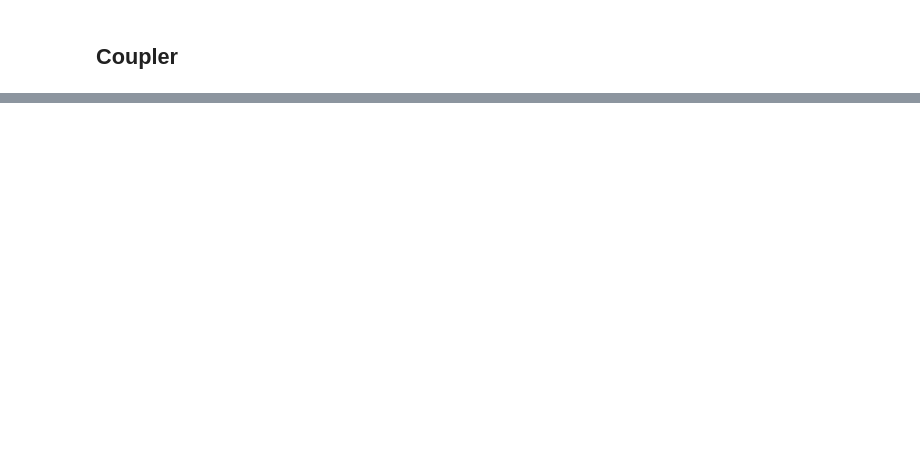
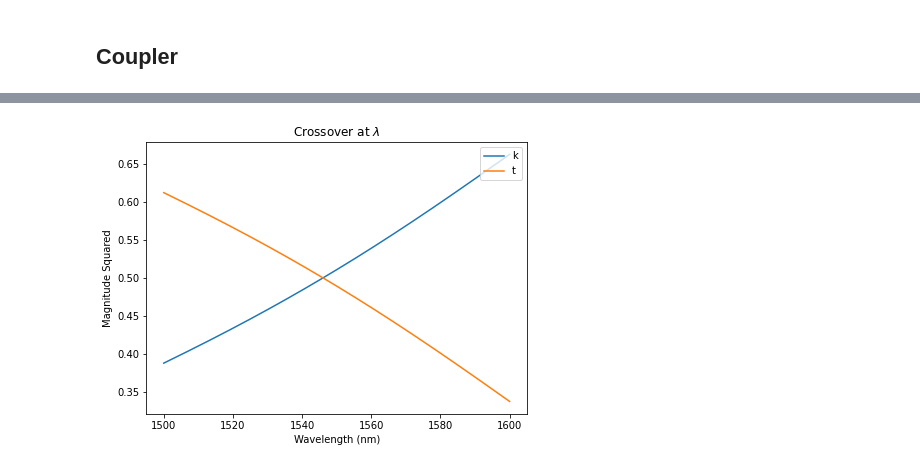
Before and after one commit to Jan-David-Black/gdslib, a Jupyter notebook: notebooks/20_SiPANN.ipynb, the cells around one changed output, grey strips where cells are left out. Cells and saved outputs as stored; diff of their text form; code cells hidden in the pictures; blank space fills up the shorter version.

```diff
--- a/notebooks/20_SiPANN.ipynb
+++ b/notebooks/20_SiPANN.ipynb
@@ -85,0 +135,14 @@ pltAttr('coupler length (um)', 'Phase (rad)', 'coupler length $\lambda=1550$')
+# %%
+c50, length = scee_opt.premade_coupler(50)
+# %%
+wavelength = np.linspace(1500, 1600, 500)
+k = c50.predict((1,4), wavelength)
+t = c50.predict((1,3), wavelength)
+
+plt.figure(figsize=(15,5))
+plt.subplot(121)
+plt.plot(wavelength, np.abs(k)**2, label='k')
+plt.plot(wavelength, np.abs(t)**2, label='t')
+pltAttr('Wavelength (nm)', 'Magnitude Squared', 'Crossover at $\lambda \approx 1550nm$')
+# %% [output]
+[figure, added]
```
Also changed, not shown: parts of 13 cells of this notebook, 7 other files.
